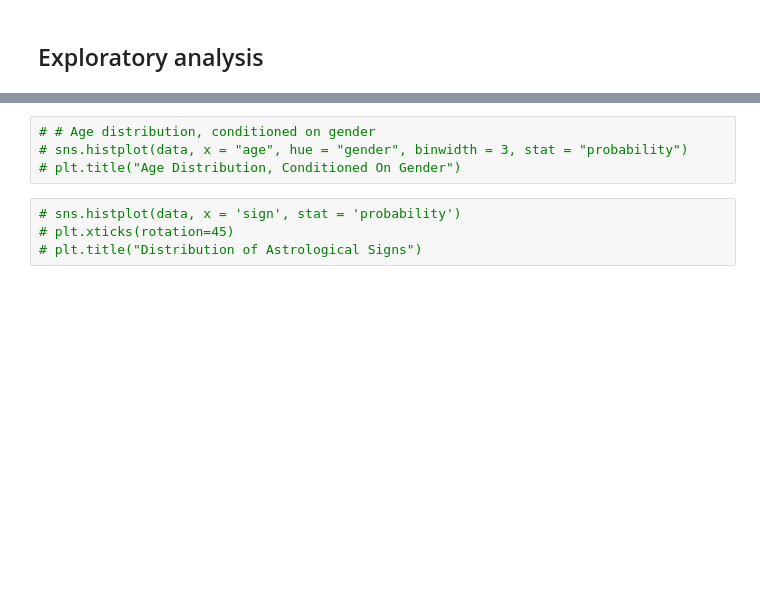
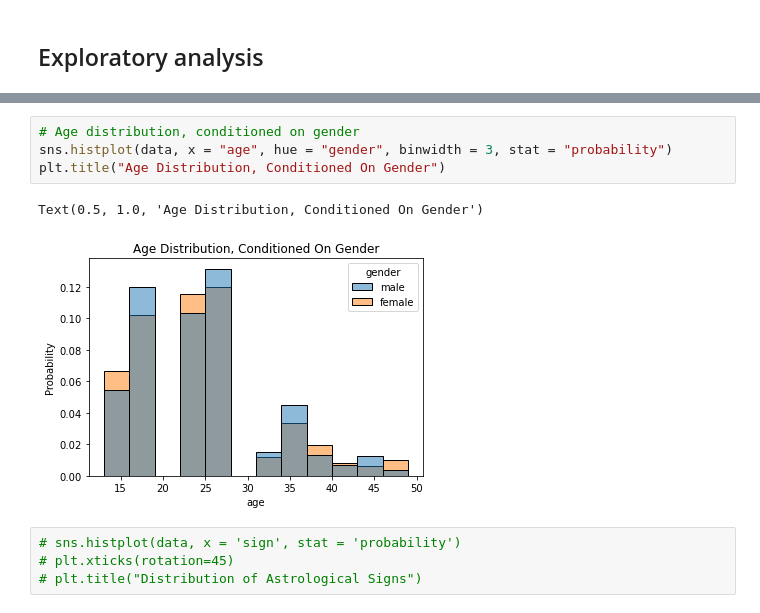
Before and after one commit to lennertjansen/msc-ai-thesis, a Jupyter notebook: data_preprocessing/exploratory_analysis.ipynb, the cells around one changed output, grey strips where cells are left out. Cells and saved outputs as stored; diff of their text form; blank space fills up the shorter version.

```diff
--- a/data_preprocessing/exploratory_analysis.ipynb
+++ b/data_preprocessing/exploratory_analysis.ipynb
@@ -61,7 +122,10 @@ data = pd.read_csv("../data/blogs_kaggle/blogtext.csv")
 # %%
-# # Age distribution, conditioned on gender
-# sns.histplot(data, x = "age", hue = "gender", binwidth = 3, stat = "probability")
-# plt.title("Age Distribution, Conditioned On Gender")
+# Age distribution, conditioned on gender
+sns.histplot(data, x = "age", hue = "gender", binwidth = 3, stat = "probability")
+plt.title("Age Distribution, Conditioned On Gender")
+# %% [output]
+Text(0.5, 1.0, 'Age Distribution, Conditioned On Gender')
+[figure, added]
 # %%
 # sns.histplot(data, x = 'sign', stat = 'probability')
 # plt.xticks(rotation=45)
```
Also changed, not shown: parts of 18 cells of this notebook.
